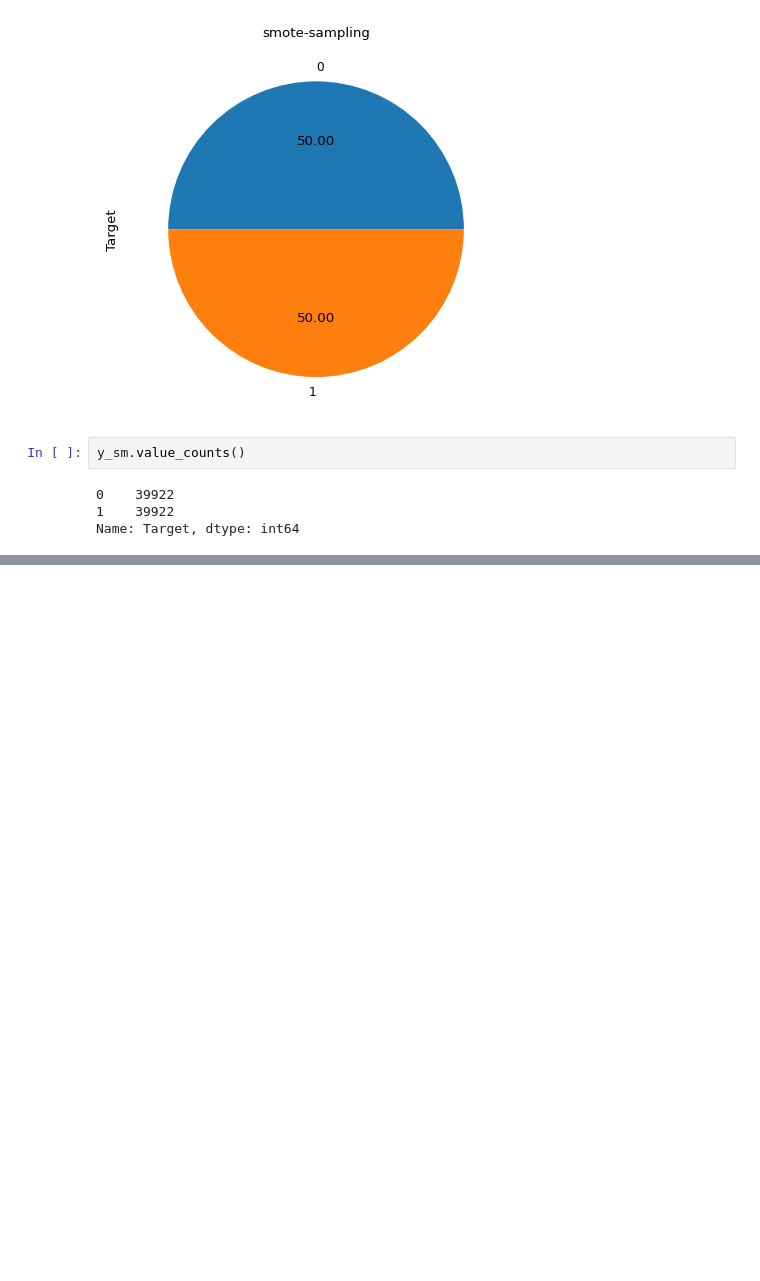
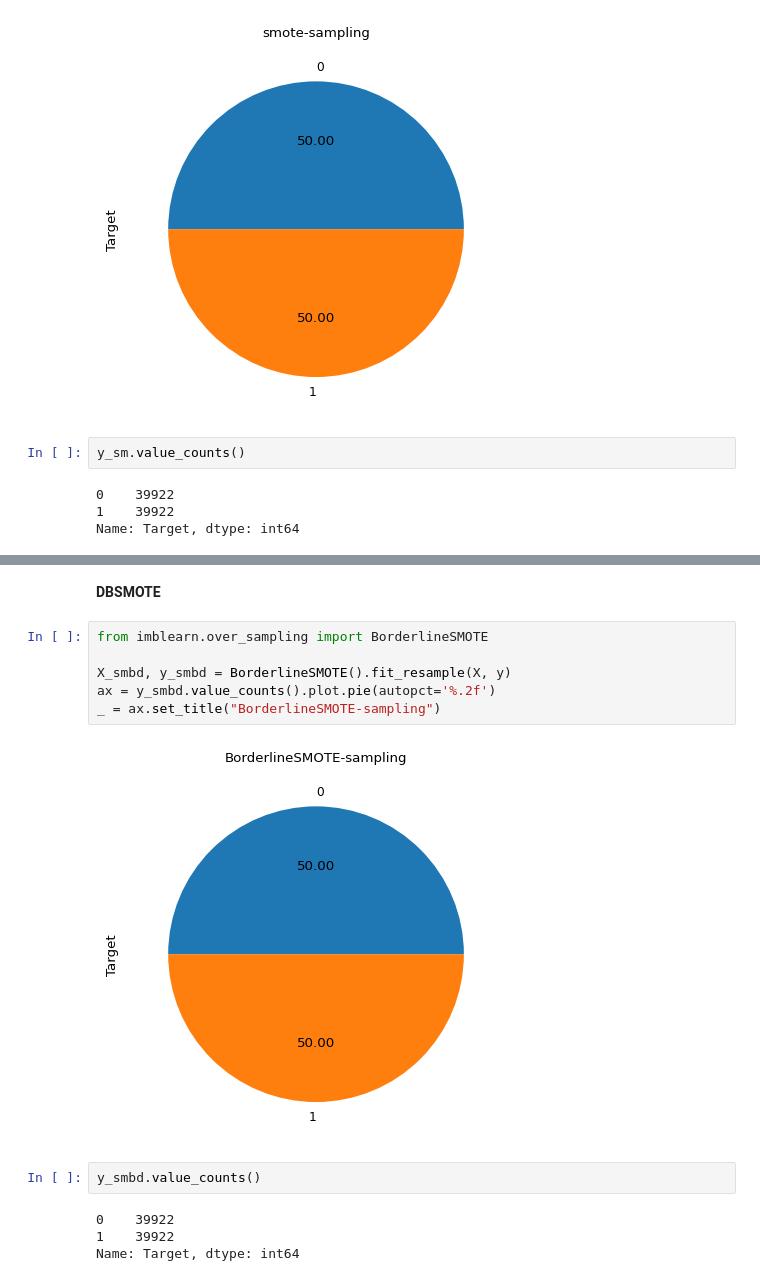
Before and after one commit to insreeraj/ICT_Assignments, a Jupyter notebook: FinalProject/Bank.ipynb, the cells around one changed output, grey strips where cells are left out. Cells and saved outputs as stored; diff of their text form; blank space fills up the shorter version.

```diff
--- a/FinalProject/Bank.ipynb
+++ b/FinalProject/Bank.ipynb
@@ -631,0 +660,16 @@ Name: Target, dtype: int64
+# %% [markdown]
+**DBSMOTE**
+# %%
+from imblearn.over_sampling import BorderlineSMOTE
+
+X_smbd, y_smbd = BorderlineSMOTE().fit_resample(X, y)
+ax = y_smbd.value_counts().plot.pie(autopct='%.2f')
+_ = ax.set_title("BorderlineSMOTE-sampling")
+# %% [output]
+[figure, added]
+# %%
+y_smbd.value_counts()
+# %% [output]
+0    39922
+1    39922
+Name: Target, dtype: int64
```
Also changed, not shown: parts of 58 cells of this notebook.
